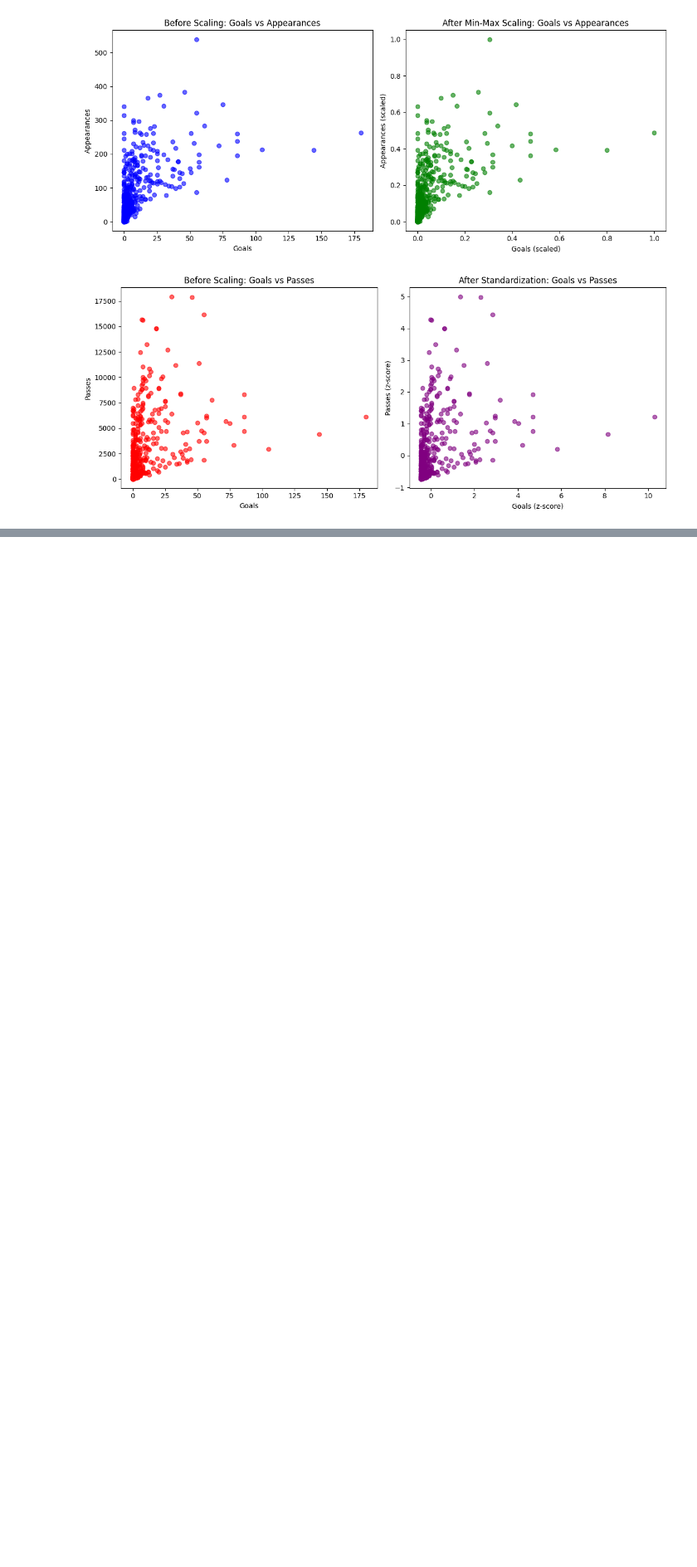
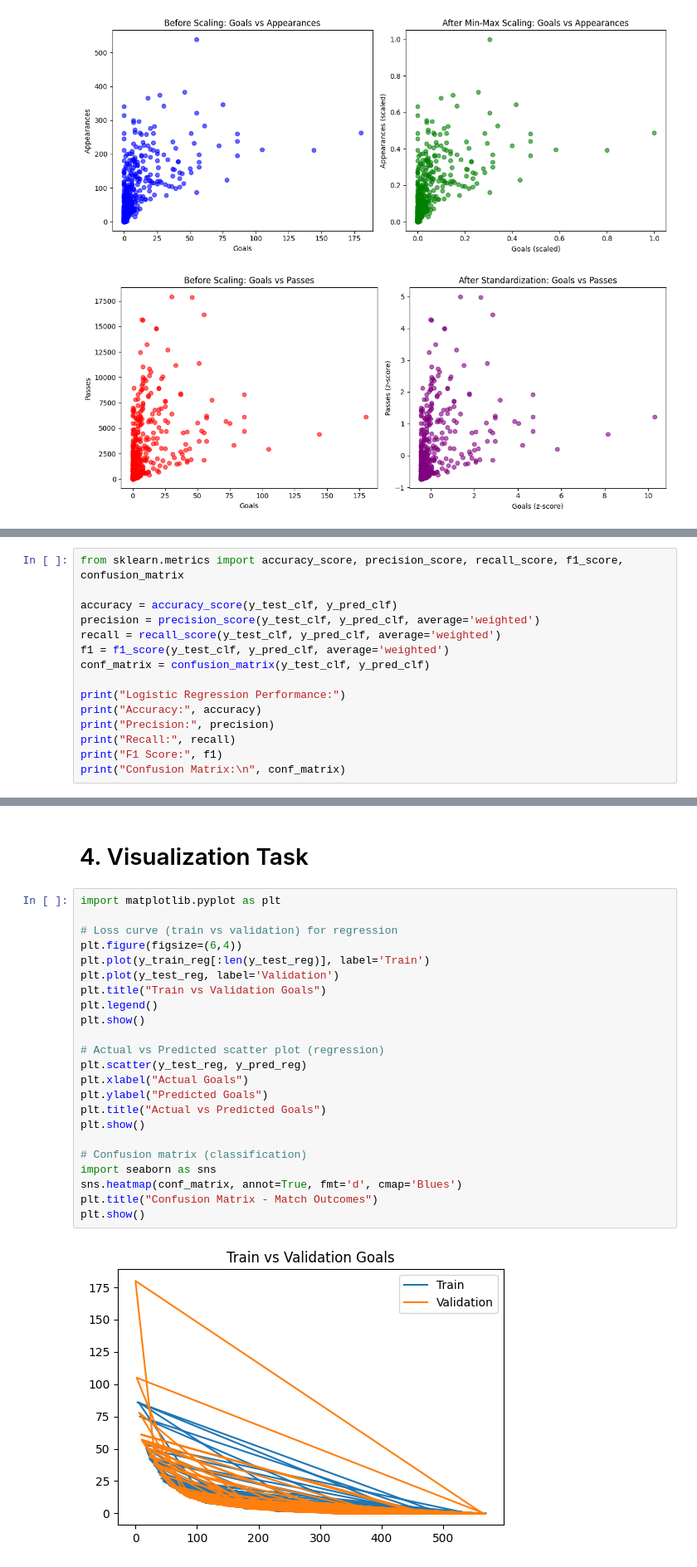
Before and after one commit to springboardmentor1979b-cmyk/ScoreSight---Predicting-EPL-Points-Tally-Top-Scorer, a Jupyter notebook: HitanshuEPLPrediction.ipynb, the cells around one changed output, grey strips where cells are left out. Shown at 83% size. Saved outputs shown, nothing was run; the diff lists cells and outputs as text; blank space fills up the shorter version.

```diff
--- a/HitanshuEPLPrediction.ipynb
+++ b/HitanshuEPLPrediction.ipynb
@@ -512,0 +594,15 @@ Min-Max Scaled values (first 5 rows):
+# %%
+from sklearn.metrics import accuracy_score, precision_score, recall_score, f1_score, confusion_matrix
+
+accuracy = accuracy_score(y_test_clf, y_pred_clf)
+precision = precision_score(y_test_clf, y_pred_clf, average='weighted')
+recall = recall_score(y_test_clf, y_pred_clf, average='weighted')
+f1 = f1_score(y_test_clf, y_pred_clf, average='weighted')
+conf_matrix = confusion_matrix(y_test_clf, y_pred_clf)
+
+print("Logistic Regression Performance:")
+print("Accuracy:", accuracy)
+print("Precision:", precision)
+print("Recall:", recall)
+print("F1 Score:", f1)
+print("Confusion Matrix:\n", conf_matrix)
@@ -512,0 +619,27 @@ Min-Max Scaled values (first 5 rows):
+# %% [markdown]
+# 4. Visualization Task
+# %%
+import matplotlib.pyplot as plt
+
+# Loss curve (train vs validation) for regression
+plt.figure(figsize=(6,4))
+plt.plot(y_train_reg[:len(y_test_reg)], label='Train')
+plt.plot(y_test_reg, label='Validation')
+plt.title("Train vs Validation Goals")
+plt.legend()
+plt.show()
+
+# Actual vs Predicted scatter plot (regression)
+plt.scatter(y_test_reg, y_pred_reg)
+plt.xlabel("Actual Goals")
+plt.ylabel("Predicted Goals")
+plt.title("Actual vs Predicted Goals")
+plt.show()
+
+# Confusion matrix (classification)
+import seaborn as sns
+sns.heatmap(conf_matrix, annot=True, fmt='d', cmap='Blues')
+plt.title("Confusion Matrix - Match Outcomes")
+plt.show()
+# %% [output]
+[figure, added]
```
Also changed, not shown: parts of 23 cells of this notebook.
